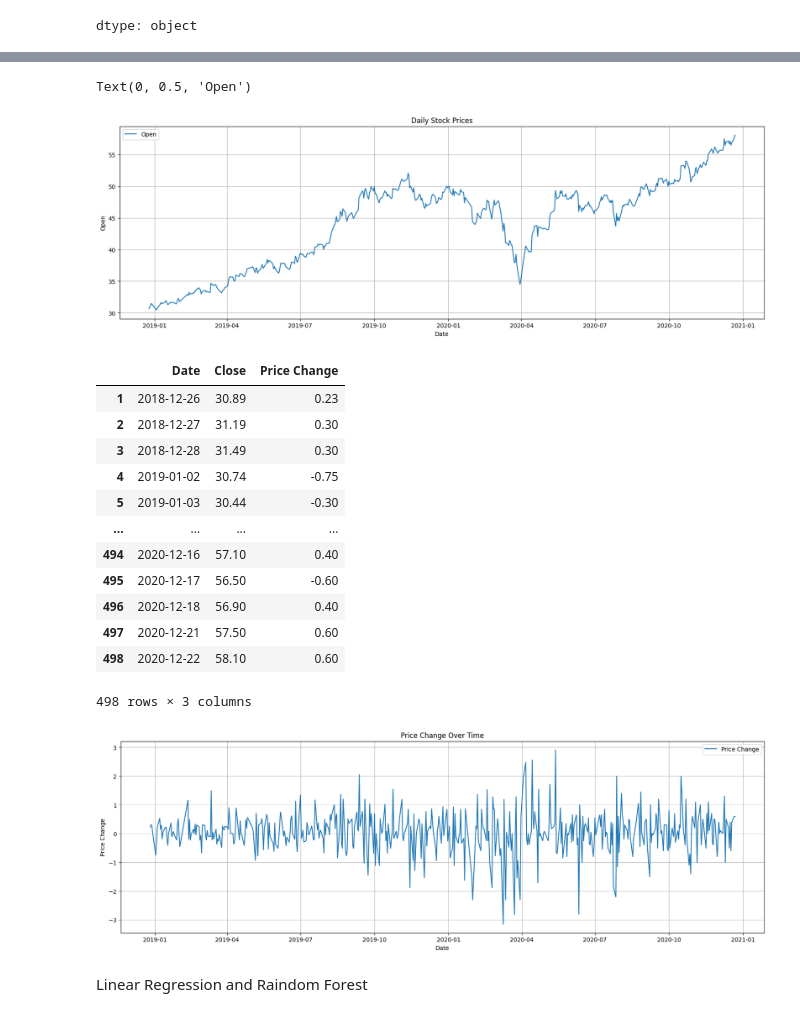
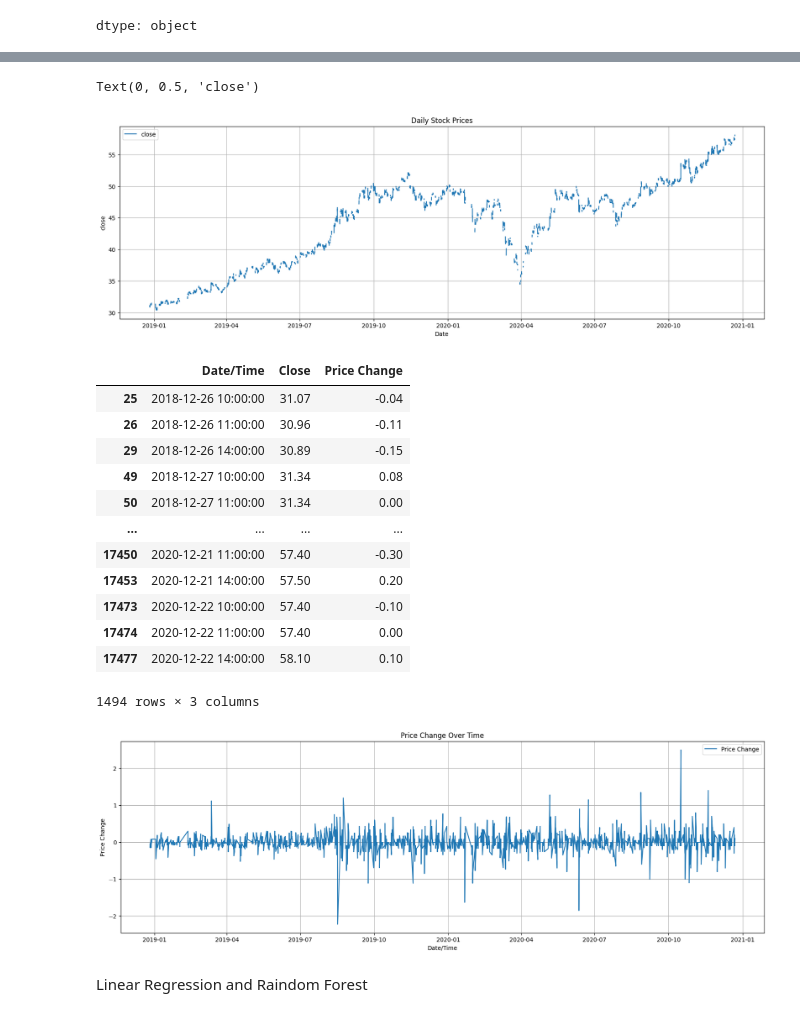
Before and after one commit to DuyMinhDo/PriceChangePrediction, a Jupyter notebook: FPT_Price_Volatility_Prediction.ipynb, the cells around one changed output, grey strips where cells are left out. Saved outputs shown, nothing was run; the diff lists cells and outputs as text; code cells hidden in the pictures.

```diff
--- a/FPT_Price_Volatility_Prediction.ipynb
+++ b/FPT_Price_Volatility_Prediction.ipynb
@@ -37,9 +39,8 @@ Convert to DailyPrice Data
 # %%
 df['Date/Time'] = pd.to_datetime(df['Date/Time'])
 
-
-df['Date'] = df['Date/Time'].dt.date
-daily_data = df.groupby('Date').agg({
+df.set_index('Date/Time', inplace=True)
+daily_data = df.resample('H').agg({
     'Open': 'first',
     'Close': 'last',
     'High': 'max',
@@ -64,43 +65,43 @@ daily_data
 # %%
 plt.figure(figsize=(20, 6))
-plt.plot(daily_data['Date'], daily_data['Close'], label='Close')
+plt.plot(daily_data['Date/Time'], daily_data['Close'], label='close')
 plt.title('Daily Stock Prices')
 plt.legend()
 plt.grid(True)
 plt.xlabel('Date')
-plt.ylabel('Close')
+plt.ylabel('close')
 # %% [output]
-Text(0, 0.5, 'Open')
+Text(0, 0.5, 'close')
-[figure, old version]
+[figure, new version]
 # %%
 daily_data['Price Change']= daily_data['Close'] - daily_data['Close'].shift(+1)
 daily_data.dropna(inplace=True)  # Drop the last row with NaN values
-daily_data[['Date', 'Close', 'Price Change']]
+daily_data[['Date/Time', 'Close', 'Price Change']]
 # %% [output]
-|  | Date | Close | Price Change |
-| 1 | 2018-12-26 | 30.89 | 0.23 |
-| 2 | 2018-12-27 | 31.19 | 0.30 |
-| 3 | 2018-12-28 | 31.49 | 0.30 |
-| 4 | 2019-01-02 | 30.74 | -0.75 |
-| 5 | 2019-01-03 | 30.44 | -0.30 |
+|  | Date/Time | Close | Price Change |
+| 25 | 2018-12-26 10:00:00 | 31.07 | -0.04 |
+| 26 | 2018-12-26 11:00:00 | 30.96 | -0.11 |
+| 29 | 2018-12-26 14:00:00 | 30.89 | -0.15 |
+| 49 | 2018-12-27 10:00:00 | 31.34 | 0.08 |
+| 50 | 2018-12-27 11:00:00 | 31.34 | 0.00 |
 | ... | ... | ... | ... |
-| 494 | 2020-12-16 | 57.10 | 0.40 |
-| 495 | 2020-12-17 | 56.50 | -0.60 |
-| 496 | 2020-12-18 | 56.90 | 0.40 |
-| 497 | 2020-12-21 | 57.50 | 0.60 |
-| 498 | 2020-12-22 | 58.10 | 0.60 |
+| 17450 | 2020-12-21 11:00:00 | 57.40 | -0.30 |
+| 17453 | 2020-12-21 14:00:00 | 57.50 | 0.20 |
+| 17473 | 2020-12-22 10:00:00 | 57.40 | -0.10 |
+| 17474 | 2020-12-22 11:00:00 | 57.40 | 0.00 |
+| 17477 | 2020-12-22 14:00:00 | 58.10 | 0.10 |
-498 rows × 3 columns
+1494 rows × 3 columns
 # %%
 plt.figure(figsize=(20, 6))
-plt.plot(daily_data['Date'], daily_data['Price Change'], label='Price Change')
-plt.xlabel('Date')
+plt.plot(daily_data['Date/Time'], daily_data['Price Change'], label='Price Change')
+plt.xlabel('Date/Time')
 plt.ylabel('Price Change')
 plt.title('Price Change Over Time')
 plt.legend()
 plt.grid(True)
 plt.show()
 # %% [output]
-[figure, old version]
+[figure, new version]
 # %% [markdown]
 Linear Regression and Raindom Forest
 # %%
```
Also changed, not shown: parts of 15 cells of this notebook.
